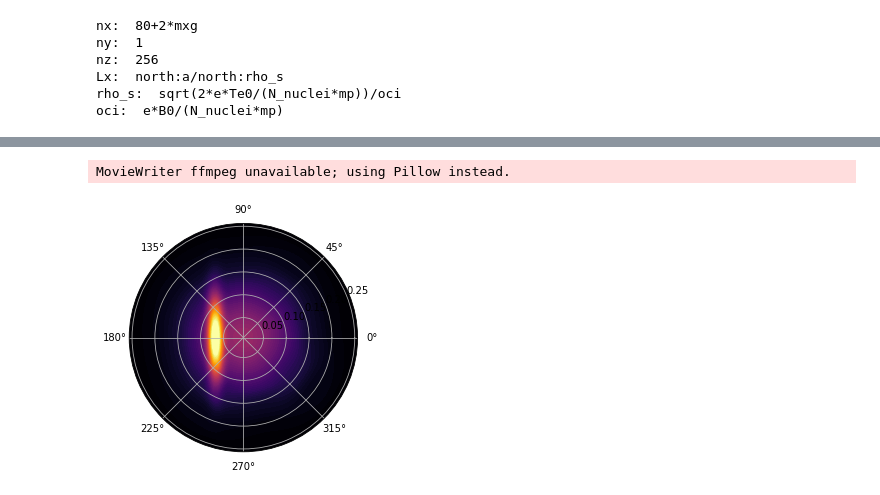
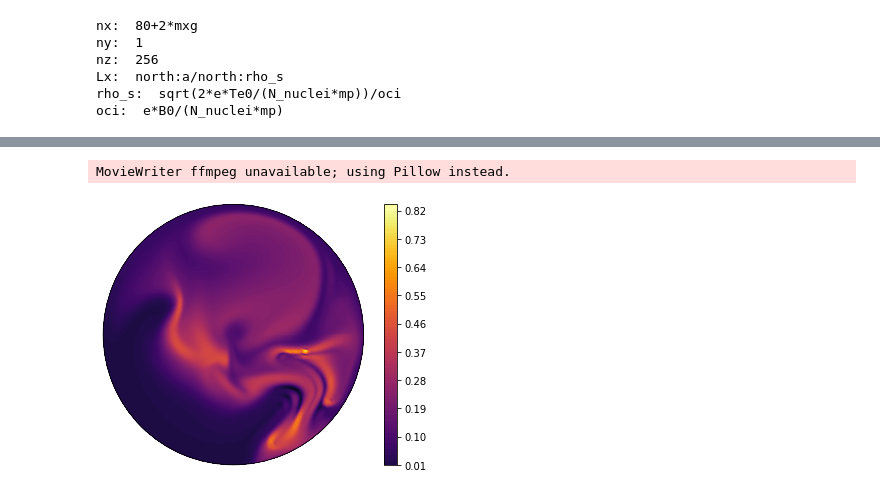
Before and after one commit to runehoejlund/north-simulation, a Jupyter notebook: data_analysis.ipynb, the cells around one changed output, grey strips where cells are left out. Drawn from its saved outputs; the diff is of its cells as text; code cells hidden in the pictures.

```diff
--- a/data_analysis.ipynb
+++ b/data_analysis.ipynb
@@ -7,7 +7,7 @@ import matplotlib.animation as animation
 from matplotlib.animation import FuncAnimation
 from boutdata.data import BoutData
 
-path        = './shared/NORTH/data/'
+path        = './shared/NORTH/data_C_op_4/'
 bdata = BoutData(path)
 outputs = bdata['outputs']
 options  =bdata['options']
@@ -104,6 +122,8 @@ plt.colorbar(plot0, ax=ax)
 
 # plot0 = ax.contourf(thetas, rhos, data['n_source'][:, :, :].squeeze(), 100, cmap = 'inferno')
 # plt.colorbar(plot0, ax=ax)
+# %%
+vmax = data['n'][data['n'].shape[0]-1, :, :, :].max()
 # %%
 def plot_cyl_data(data, cbarlabel):
     fig = plt.figure(figsize=(5,5))
@@ -139,0 +160,7 @@ plot_cyl_data(data['n'][dmp_nr, :, :, :].squeeze(), cbarlabel=r'$n \,\, [\mathrm
+# %%
+fig, ax = plt.subplots(subplot_kw={'projection': 'polar'})
+
+plot0 = ax.contourf(thetas, rhos, data['T'][dmp_nr, :, :, :].squeeze(), 100, cmap = 'inferno', vmin=0,vmax=data['T'].max())
+ax.set_rticks([])
+ax.set_xticks([])
+plt.colorbar(plot0, ax=ax)
@@ -140,18 +170,29 @@ plot_cyl_data(data['n'][dmp_nr, :, :, :].squeeze(), cbarlabel=r'$n \,\, [\mathrm
 # %%
 # Method to change the contour data points
-def animate(i):
-    #ax = plt.gca()
-    #fig = plt.gcf()
-    ax.clear()
-    ax.contourf(thetas, rhos, data['n'][i, :, :, :].squeeze(), 100, cmap = 'inferno', vmin=0.0, vmax=2.0)
+def plot_field(field, i, cmap='inferno'):
+    vmin = data[field].min()
+    vmax = data[field].max()
+    # ax.clear()
+    contour_set = ax.contourf(thetas, rhos, data[field][i, :, :, :].squeeze(), 100, cmap = cmap, vmin=vmin, vmax=vmax)
+    ax.set_rticks([])
+    ax.set_xticks([])
     fig.tight_layout()
+    return contour_set
+
+def animate_n(i):
+    plot_field('n',i)
+def animate_T(i):
+    plot_field('T',i)
+def animate_vort(i):
+    plot_field('vort',i, cmap='jet')
 # %%
 # Call animate method
 fig, ax = plt.subplots(subplot_kw={'projection': 'polar'})
 
-ani = animation.FuncAnimation(fig, animate, frames=data['n'].shape[0], interval=100, blit=False)
-ani.save('plots/animation_ne.gif', fps = 4)
+plt.colorbar(plot_field('n',0), ax=ax)
+ani = animation.FuncAnimation(fig, animate_n, frames=data['n'].shape[0], interval=100, blit=False)
+ani.save('plots/animation_n.gif', fps = 4)
 plt.show()
 # %% [output]
 MovieWriter ffmpeg unavailable; using Pillow instead.
-[figure, old version]
+[figure, new version]
```
Also changed, not shown: parts of 8 cells of this notebook.
